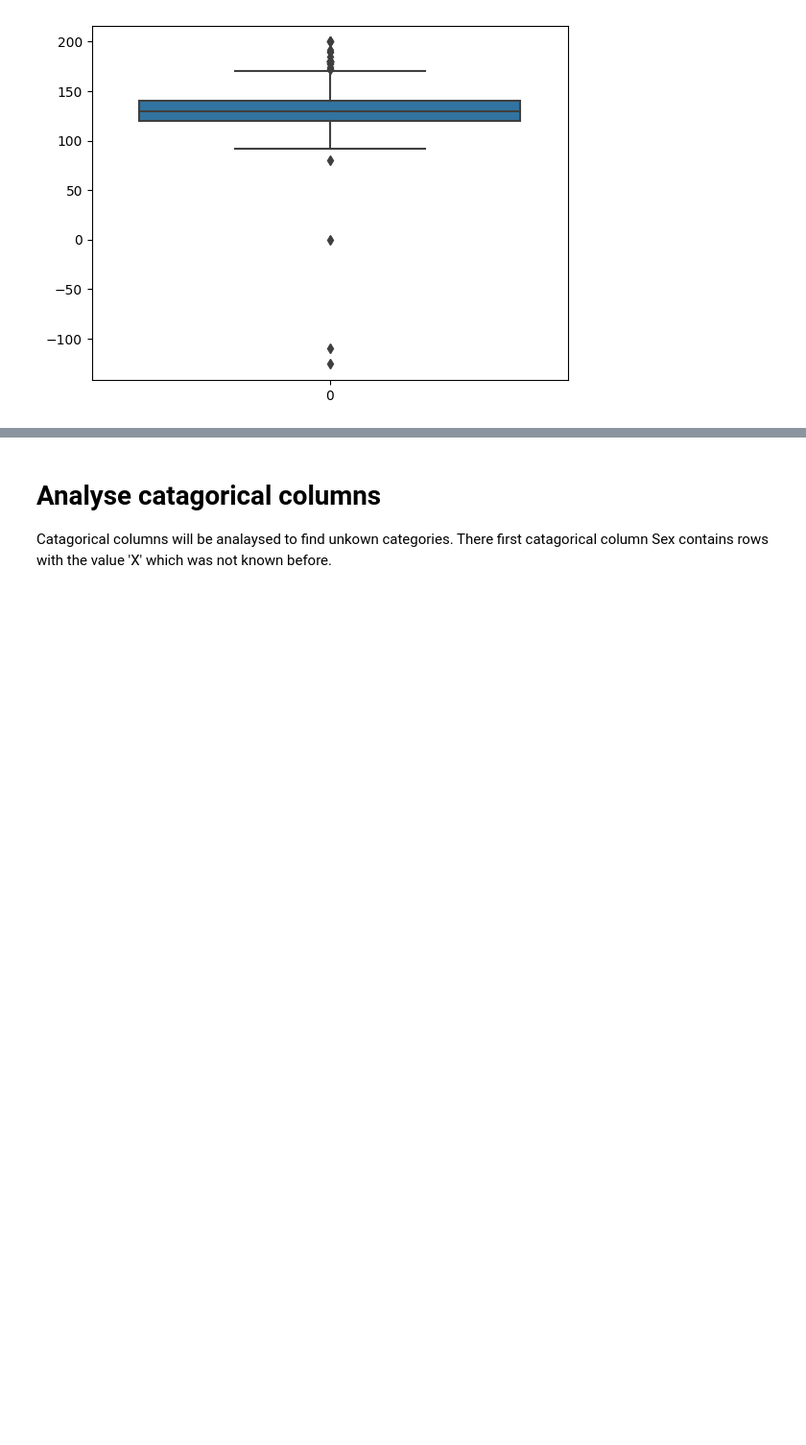
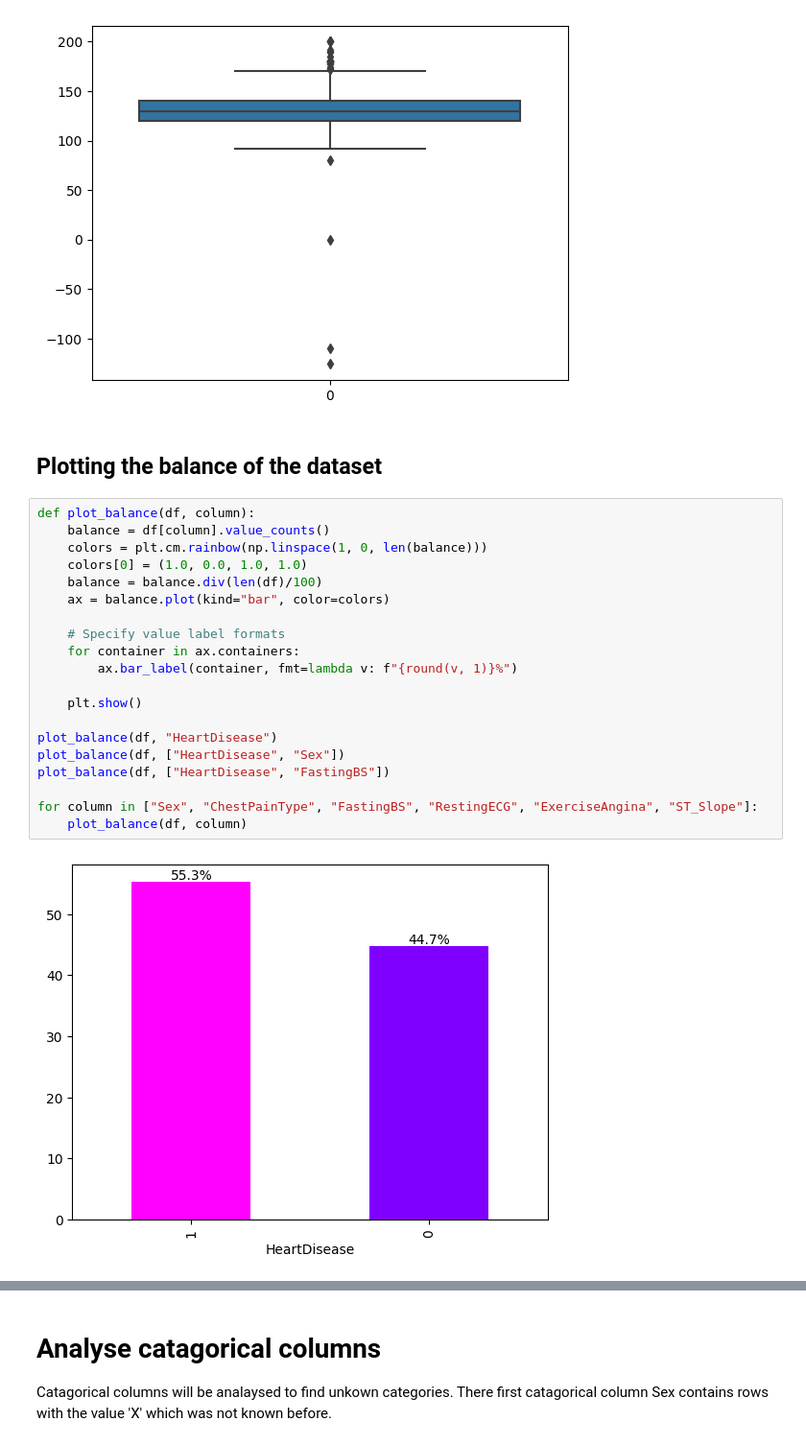
Before and after one commit to johnnybakker/HeartFailureCase, a Jupyter notebook: exploratie.ipynb, the cells around one changed output, grey strips where cells are left out. Shown at 96% size. Cells and saved outputs as stored; diff of their text form; blank space fills up the shorter version.

Commit message:
plotting the balance of the datase

```diff
--- a/exploratie.ipynb
+++ b/exploratie.ipynb
@@ -111,3 +111,27 @@ sns.boxplot(df.RestingBP)
 # %% [output]
 <Axes: >
 [figure]
+# %% [markdown]
+## Plotting the balance of the dataset
+# %%
+def plot_balance(df, column):
+	balance = df[column].value_counts()
+	colors = plt.cm.rainbow(np.linspace(1, 0, len(balance)))
+	colors[0] = (1.0, 0.0, 1.0, 1.0)
+	balance = balance.div(len(df)/100)
+	ax = balance.plot(kind="bar", color=colors)
+
+	# Specify value label formats
+	for container in ax.containers:
+		ax.bar_label(container, fmt=lambda v: f"{round(v, 1)}%")
+
+	plt.show()
+
+plot_balance(df, "HeartDisease")
+plot_balance(df, ["HeartDisease", "Sex"])
+plot_balance(df, ["HeartDisease", "FastingBS"])
+
+for column in ["Sex", "ChestPainType", "FastingBS", "RestingECG", "ExerciseAngina", "ST_Slope"]:
+	plot_balance(df, column)
+# %% [output]
+[figure, added]
```
Also changed, not shown: parts of 1 cell of this notebook.
